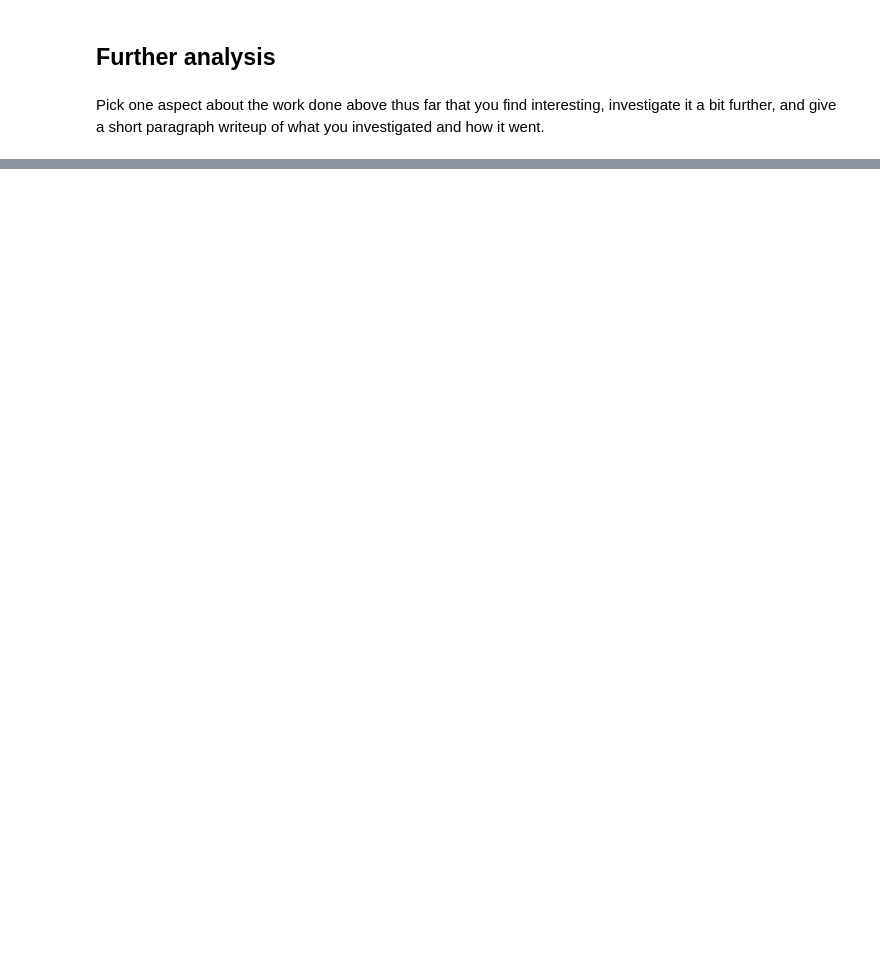
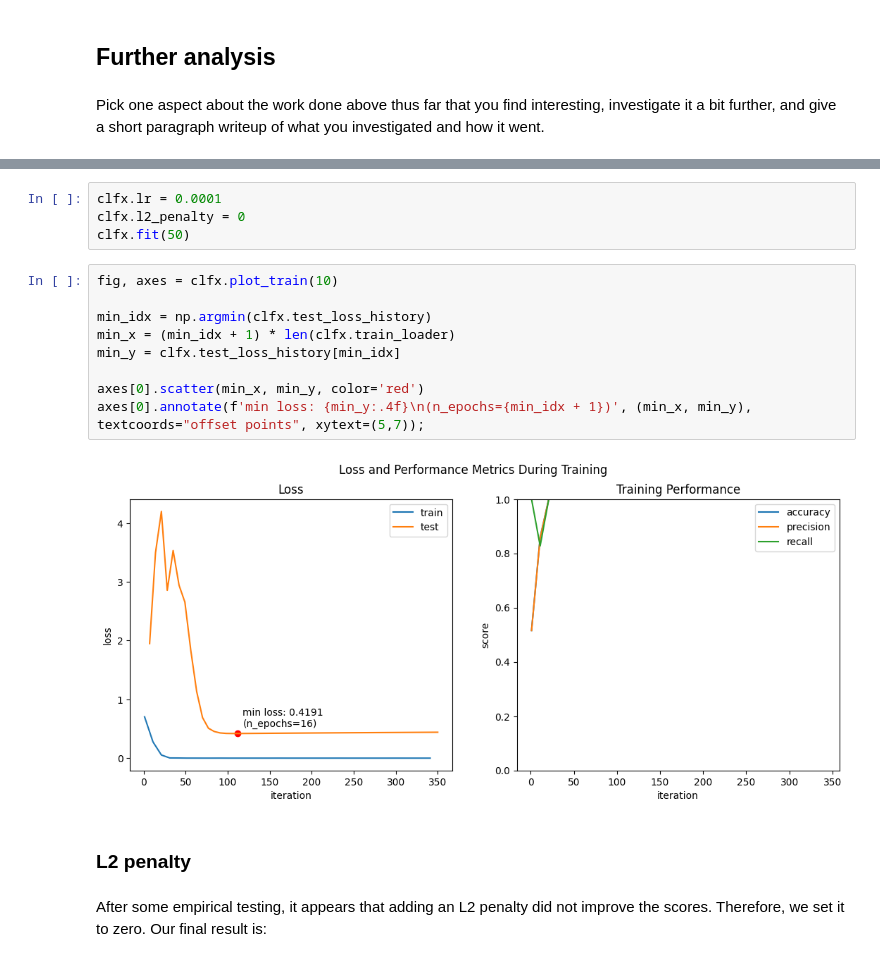
Before and after one commit to jaredliw/ioai-tsp-2025, a Jupyter notebook: lab1/finetuning_resnet.ipynb, the cells around one changed output, grey strips where cells are left out. Cells and saved outputs as stored; diff of their text form; blank space fills up the shorter version.

```diff
--- a/lab1/finetuning_resnet.ipynb
+++ b/lab1/finetuning_resnet.ipynb
@@ -28,0 +420,19 @@ Pick one aspect about the work done above thus far that you find interesting, in
+# %%
+clfx.lr = 0.0001
+clfx.l2_penalty = 0
+clfx.fit(50)
+# %%
+fig, axes = clfx.plot_train(10)
+
+min_idx = np.argmin(clfx.test_loss_history)
+min_x = (min_idx + 1) * len(clfx.train_loader)
+min_y = clfx.test_loss_history[min_idx]
+
+axes[0].scatter(min_x, min_y, color='red')
+axes[0].annotate(f'min loss: {min_y:.4f}\n(n_epochs={min_idx + 1})', (min_x, min_y), textcoords="offset points", xytext=(5,7));
+# %% [output]
+[figure, added]
+# %% [markdown]
+### L2 penalty
+# %% [markdown]
+After some empirical testing, it appears that adding an L2 penalty did not improve the scores. Therefore, we set it to zero. Our final result is:
```
Also changed, not shown: parts of 48 cells of this notebook.
